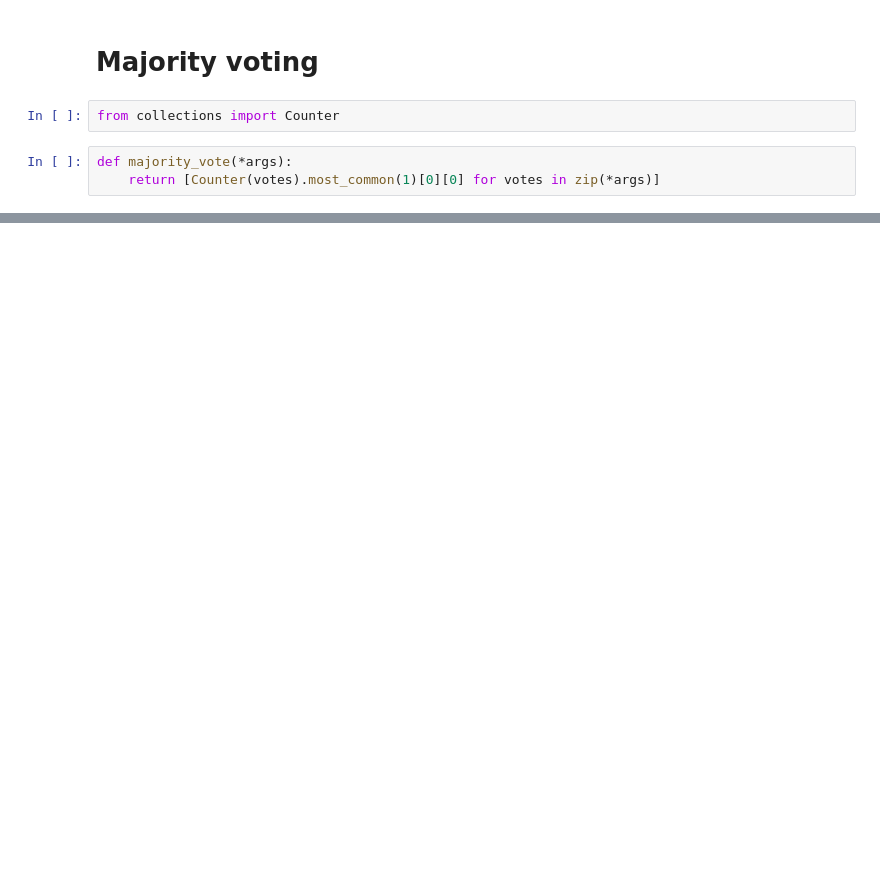
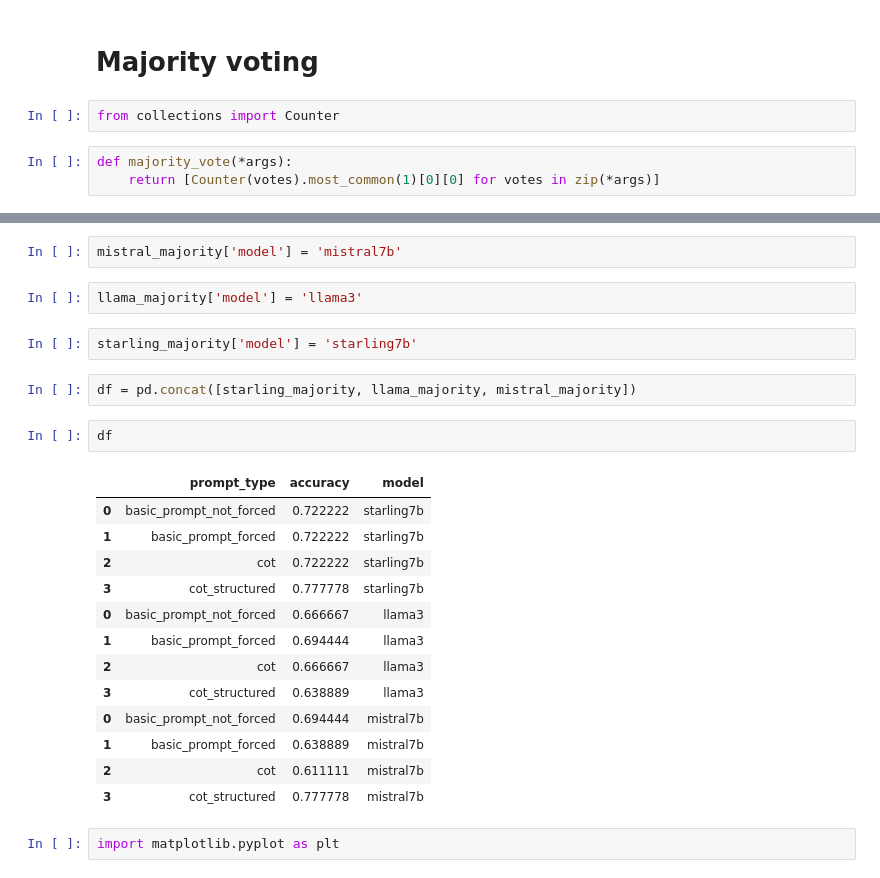
Before and after one commit to jakub-podolak/AbstractAnalogies, a Jupyter notebook: notebooks/story_analogies_postprocessing.ipynb, the cells around one changed output, grey strips where cells are left out. Saved outputs shown, nothing was run; the diff lists cells and outputs as text; blank space fills up the shorter version.

```diff
--- a/notebooks/story_analogies_postprocessing.ipynb
+++ b/notebooks/story_analogies_postprocessing.ipynb
@@ -122,0 +96,26 @@ pd.DataFrame(results_majority)
+# %%
+mistral_majority['model'] = 'mistral7b'
+# %%
+llama_majority['model'] = 'llama3'
+# %%
+starling_majority['model'] = 'starling7b'
+# %%
+df = pd.concat([starling_majority, llama_majority, mistral_majority])
+# %%
+df
+# %% [output]
+|  | prompt_type | accuracy | model |
+| 0 | basic_prompt_not_forced | 0.722222 | starling7b |
+| 1 | basic_prompt_forced | 0.722222 | starling7b |
+| 2 | cot | 0.722222 | starling7b |
+| 3 | cot_structured | 0.777778 | starling7b |
+| 0 | basic_prompt_not_forced | 0.666667 | llama3 |
+| 1 | basic_prompt_forced | 0.694444 | llama3 |
+| 2 | cot | 0.666667 | llama3 |
+| 3 | cot_structured | 0.638889 | llama3 |
+| 0 | basic_prompt_not_forced | 0.694444 | mistral7b |
+| 1 | basic_prompt_forced | 0.638889 | mistral7b |
+| 2 | cot | 0.611111 | mistral7b |
+| 3 | cot_structured | 0.777778 | mistral7b |
+# %%
+import matplotlib.pyplot as plt
```
Also changed, not shown: parts of 18 cells of this notebook, 1 other file.
